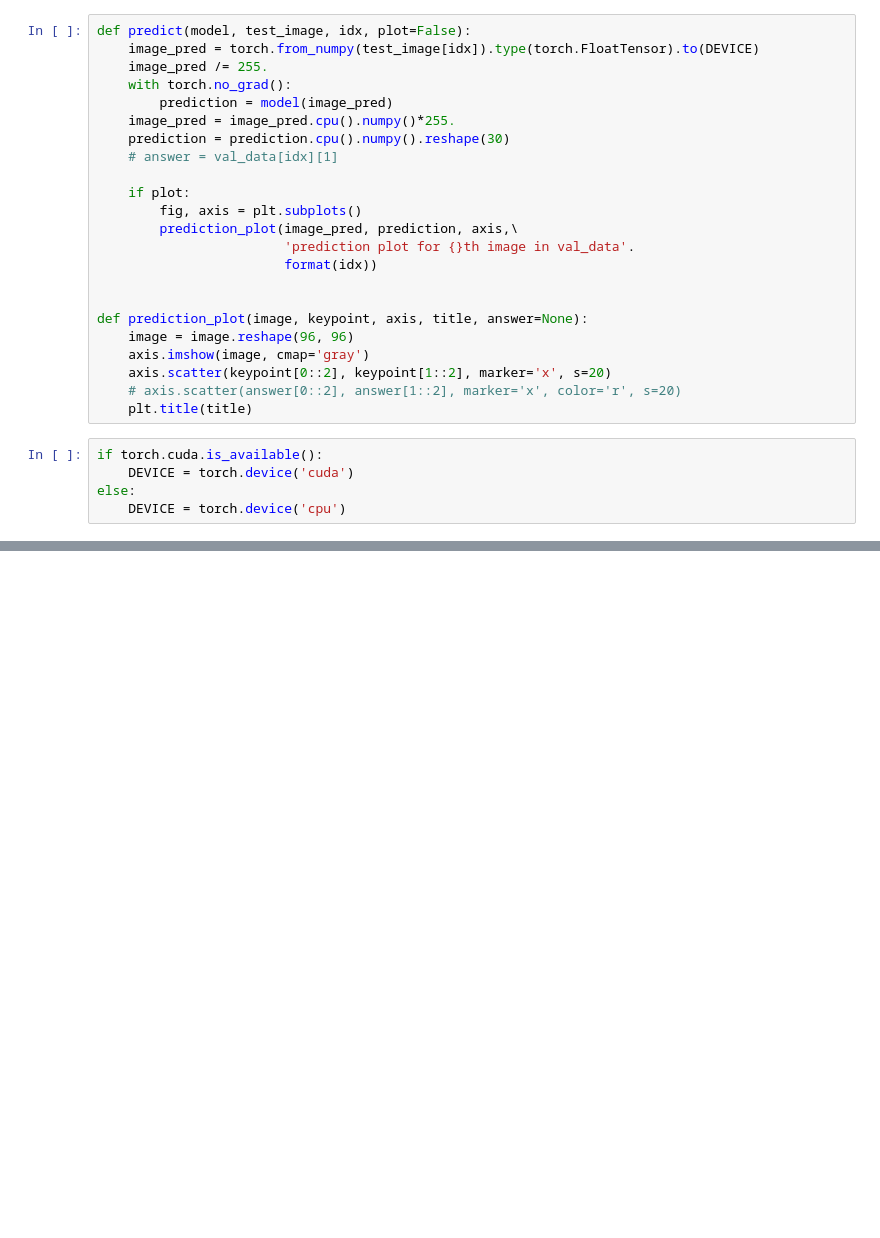
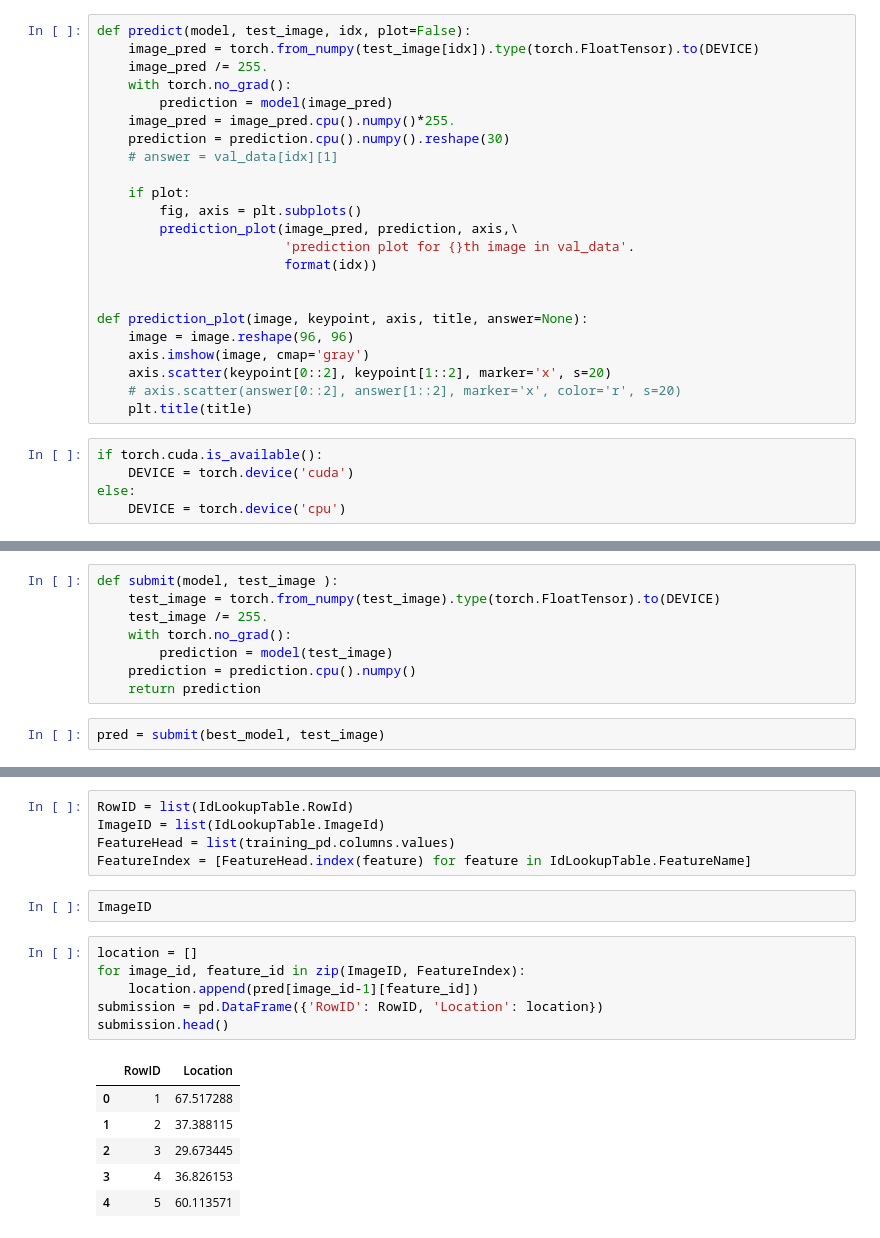
Before and after one commit to SangminAhn21/DL_Study, a Jupyter notebook: Kaggle/Facial_Keypoint_Detection/FKD_hyperparameter_tuning.ipynb, the cells around one changed output, grey strips where cells are left out. Cells and saved outputs as stored; diff of their text form; blank space fills up the shorter version.

```diff
--- a/Kaggle/Facial_Keypoint_Detection/FKD_hyperparameter_tuning.ipynb
+++ b/Kaggle/Facial_Keypoint_Detection/FKD_hyperparameter_tuning.ipynb
@@ -406,0 +407,10 @@ predict(model=best_model, test_image=train_image, idx=1, plot=True)
+# %%
+def submit(model, test_image ):
+    test_image = torch.from_numpy(test_image).type(torch.FloatTensor).to(DEVICE)
+    test_image /= 255.
+    with torch.no_grad():
+        prediction = model(test_image)
+    prediction = prediction.cpu().numpy()
+    return prediction
+# %%
+pred = submit(best_model, test_image)
@@ -406,0 +454,20 @@ predict(model=best_model, test_image=train_image, idx=1, plot=True)
+# %%
+RowID = list(IdLookupTable.RowId)
+ImageID = list(IdLookupTable.ImageId)
+FeatureHead = list(training_pd.columns.values)
+FeatureIndex = [FeatureHead.index(feature) for feature in IdLookupTable.FeatureName]
+# %%
+ImageID
+# %%
+location = []
+for image_id, feature_id in zip(ImageID, FeatureIndex):
+    location.append(pred[image_id-1][feature_id])
+submission = pd.DataFrame({'RowID': RowID, 'Location': location})
+submission.head()
+# %% [output]
+|  | RowID | Location |
+| 0 | 1 | 67.517288 |
+| 1 | 2 | 37.388115 |
+| 2 | 3 | 29.673445 |
+| 3 | 4 | 36.826153 |
+| 4 | 5 | 60.113571 |
```
Also changed, not shown: parts of 9 cells of this notebook.
